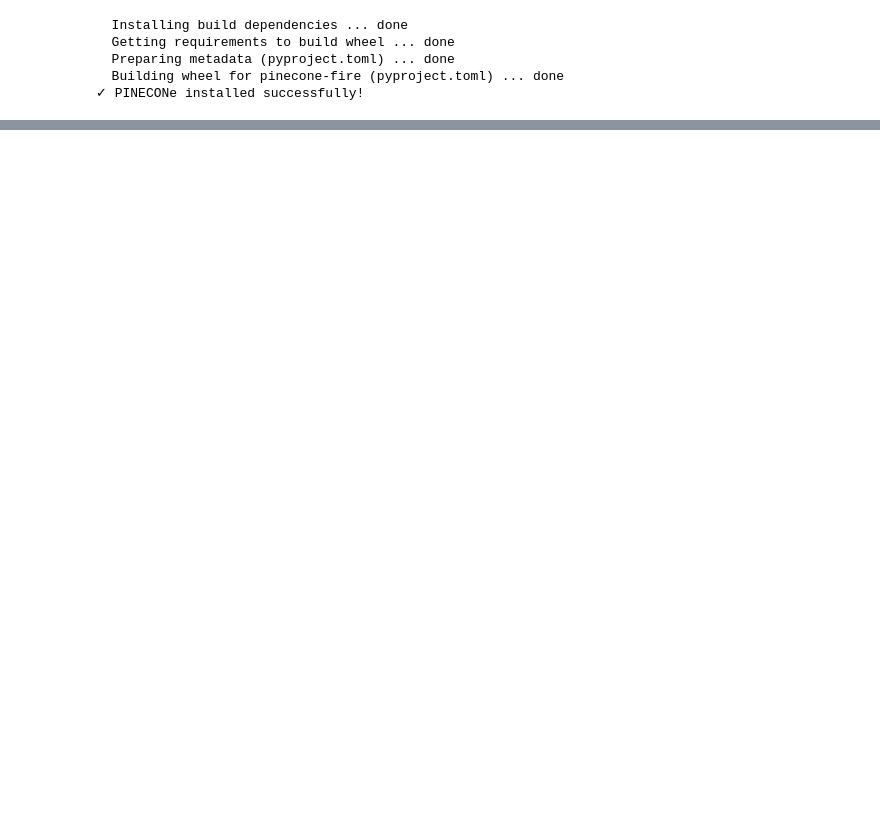
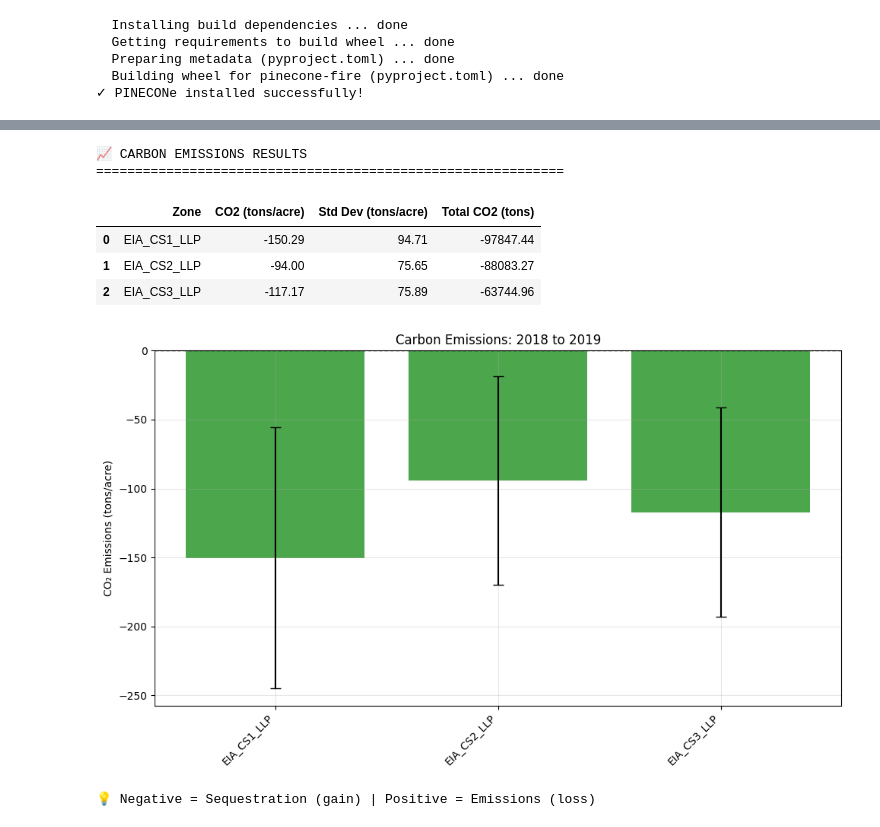
Before and after one commit to NASA-EarthRISE/PINECONe, a Jupyter notebook: PINECONe_Demo.ipynb, the cells around one changed output, grey strips where cells are left out. Drawn from its saved outputs; the diff is of its cells as text; code cells hidden in the pictures; blank space fills up the shorter version.

```diff
--- a/PINECONe_Demo.ipynb
+++ b/PINECONe_Demo.ipynb
@@ -518,0 +357,55 @@ Congratulations! You've completed the PINECONe analysis workflow:
+# %%
+# Display results
+print("\n📈 CARBON EMISSIONS RESULTS")
+print("="*60)
+
+emissions_stats_dict = {}
+emissions_data = []
+
+for feature in emissions_results['features']:
+    props = feature['properties']
+    zone = props['AOI_Zone']
+    zone_llp = f"{zone}_LLP"
+
+    emissions_data.append({
+        'Zone': zone_llp,
+        'CO2 (tons/acre)': f"{props['CO2_mean_tons_per_acre']:.2f}",
+        'Std Dev (tons/acre)': f"{props.get('CO2_std_tons_per_acre', 0):.2f}",
+        'Total CO2 (tons)': f"{props['CO2_total_tons']:.2f}"
+    })
+
+    emissions_stats_dict[zone_llp] = {
+        'CO2_mean_tons_per_acre': props['CO2_mean_tons_per_acre'],
+        'CO2_std_tons_per_acre': props.get('CO2_std_tons_per_acre', 0)
+    }
+
+emissions_df = pd.DataFrame(emissions_data)
+display(emissions_df)
+
+# Plot emissions
+fig, ax = plt.subplots(figsize=(10, 6))
+x = range(len(emissions_df))
+co2_values = [float(v) for v in emissions_df['CO2 (tons/acre)']]
+std_values = [float(v) for v in emissions_df['Std Dev (tons/acre)']]
+colors = ['green' if val < 0 else 'red' for val in co2_values]
+
+ax.bar(x, co2_values, yerr=std_values, capsize=5, alpha=0.7, color=colors)
+ax.axhline(y=0, color='black', linestyle='--', linewidth=1)
+ax.set_xticks(x)
+ax.set_xticklabels(emissions_df['Zone'], rotation=45, ha='right')
+ax.set_ylabel('CO₂ Emissions (tons/acre)')
+ax.set_title(f'Carbon Emissions: {pre_fire_start[:4]} to {post_fire_start[:4]}')
+ax.grid(True, alpha=0.3)
+plt.tight_layout()
+plt.show()
+
+print("\n💡 Negative = Sequestration (gain) | Positive = Emissions (loss)")
+# %% [output]
+📈 CARBON EMISSIONS RESULTS
+============================================================
+|  | Zone | CO2 (tons/acre) | Std Dev (tons/acre) | Total CO2 (tons) |
+| 0 | EIA_CS1_LLP | -150.29 | 94.71 | -97847.44 |
+| 1 | EIA_CS2_LLP | -94.00 | 75.65 | -88083.27 |
+| 2 | EIA_CS3_LLP | -117.17 | 75.89 | -63744.96 |
+[figure, added]
+💡 Negative = Sequestration (gain) | Positive = Emissions (loss)
```
Also changed, not shown: parts of 45 cells of this notebook.
